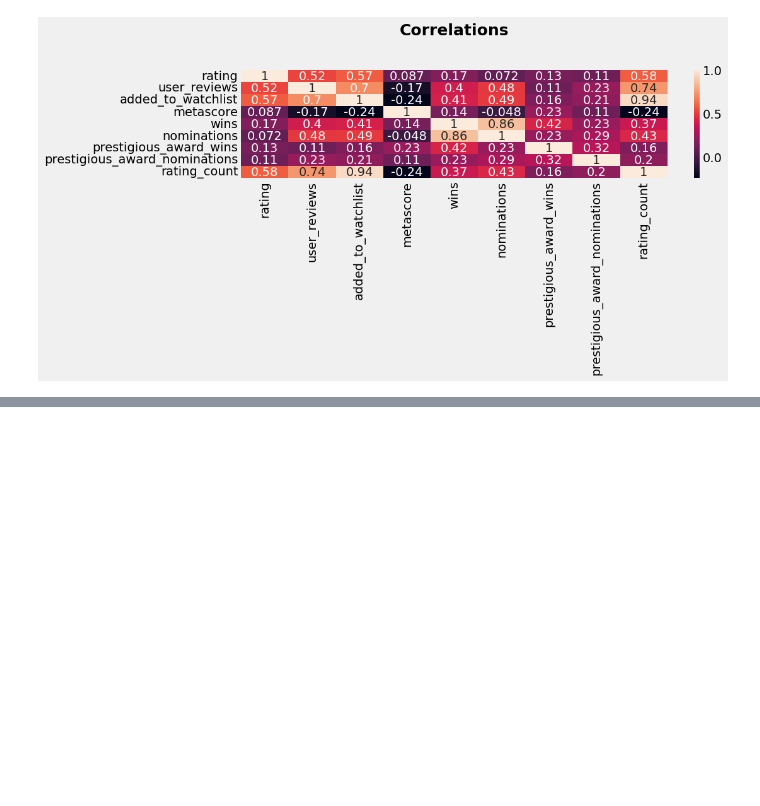
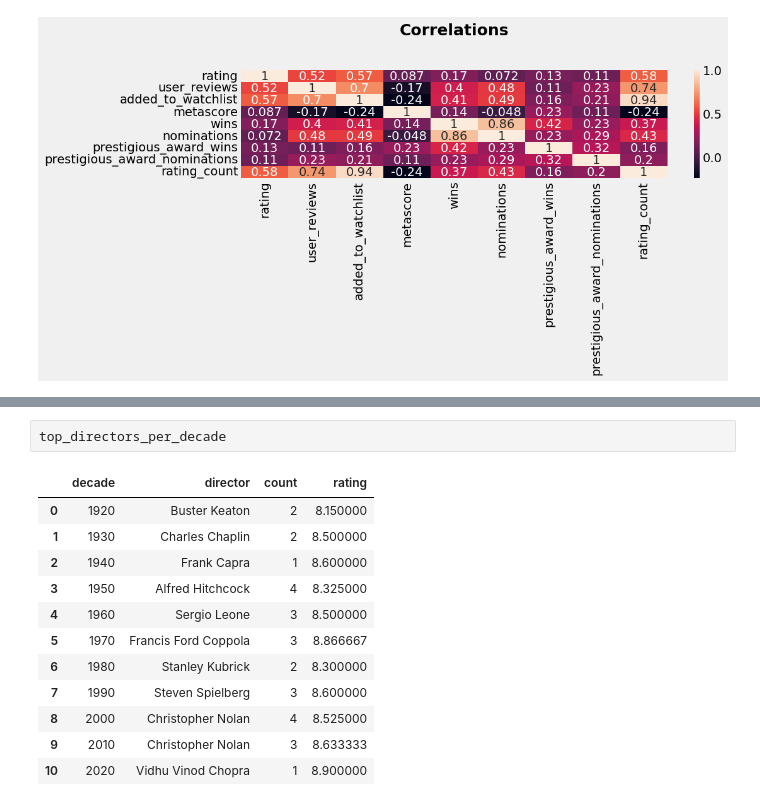
Before and after one commit to dmitkov28/notebooks, a Jupyter notebook: notebooks/ML/movies/imdb/imdb_2.ipynb, the cells around one changed output, grey strips where cells are left out. Cells and saved outputs as stored; diff of their text form; blank space fills up the shorter version.

```diff
--- a/notebooks/ML/movies/imdb/imdb_2.ipynb
+++ b/notebooks/ML/movies/imdb/imdb_2.ipynb
@@ -795,0 +827,15 @@ plt.show()
+# %%
+top_directors_per_decade
+# %% [output]
+|  | decade | director | count | rating |
+| 0 | 1920 | Buster Keaton | 2 | 8.150000 |
+| 1 | 1930 | Charles Chaplin | 2 | 8.500000 |
+| 2 | 1940 | Frank Capra | 1 | 8.600000 |
+| 3 | 1950 | Alfred Hitchcock | 4 | 8.325000 |
+| 4 | 1960 | Sergio Leone | 3 | 8.500000 |
+| 5 | 1970 | Francis Ford Coppola | 3 | 8.866667 |
+| 6 | 1980 | Stanley Kubrick | 2 | 8.300000 |
+| 7 | 1990 | Steven Spielberg | 3 | 8.600000 |
+| 8 | 2000 | Christopher Nolan | 4 | 8.525000 |
+| 9 | 2010 | Christopher Nolan | 3 | 8.633333 |
+| 10 | 2020 | Vidhu Vinod Chopra | 1 | 8.900000 |
```
Also changed, not shown: parts of 8 cells of this notebook.
